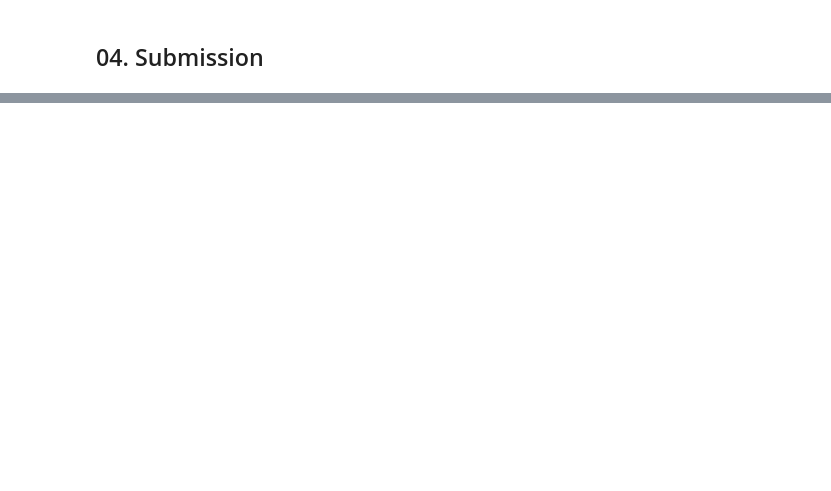
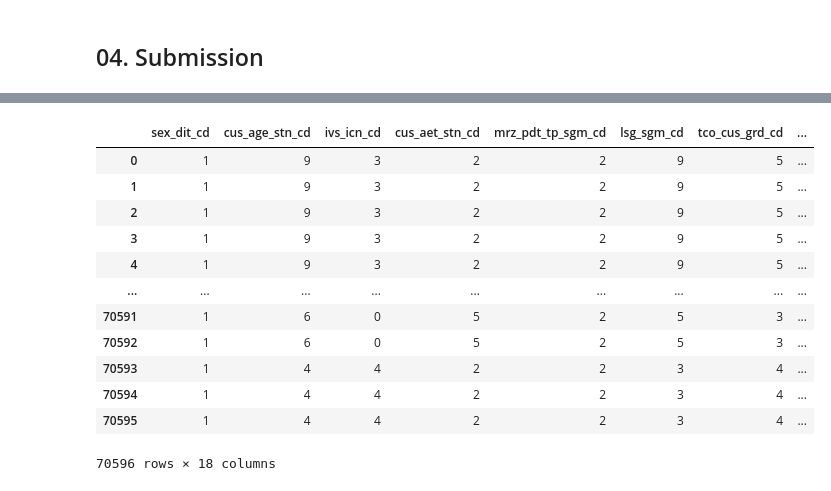
Before and after one commit to nananana-Banana/2021-nh-bigdata-competition, a Jupyter notebook: model/notebooks/xgboost.ipynb, the cells around one changed output, grey strips where cells are left out. Cells and saved outputs as stored; diff of their text form; code cells hidden in the pictures; blank space fills up the shorter version.

```diff
--- a/model/notebooks/xgboost.ipynb
+++ b/model/notebooks/xgboost.ipynb
@@ -458,0 +538,16 @@ submission.to_csv("./result/gridcvxgboost(iem_cd_target_encoding lib with hist_d
+# %%
+test_df
+# %% [output]
+|  | sex_dit_cd | cus_age_stn_cd | ivs_icn_cd | cus_aet_stn_cd | mrz_pdt_tp_sgm_cd | lsg_sgm_cd | tco_cus_grd_cd | ... |
+| 0 | 1 | 9 | 3 | 2 | 2 | 9 | 5 | ... |
+| 1 | 1 | 9 | 3 | 2 | 2 | 9 | 5 | ... |
+| 2 | 1 | 9 | 3 | 2 | 2 | 9 | 5 | ... |
+| 3 | 1 | 9 | 3 | 2 | 2 | 9 | 5 | ... |
+| 4 | 1 | 9 | 3 | 2 | 2 | 9 | 5 | ... |
+| ... | ... | ... | ... | ... | ... | ... | ... | ... |
+| 70591 | 1 | 6 | 0 | 5 | 2 | 5 | 3 | ... |
+| 70592 | 1 | 6 | 0 | 5 | 2 | 5 | 3 | ... |
+| 70593 | 1 | 4 | 4 | 2 | 2 | 3 | 4 | ... |
+| 70594 | 1 | 4 | 4 | 2 | 2 | 3 | 4 | ... |
+| 70595 | 1 | 4 | 4 | 2 | 2 | 3 | 4 | ... |
+70596 rows × 18 columns
```
Also changed, not shown: parts of 20 cells of this notebook, 1 other file.
